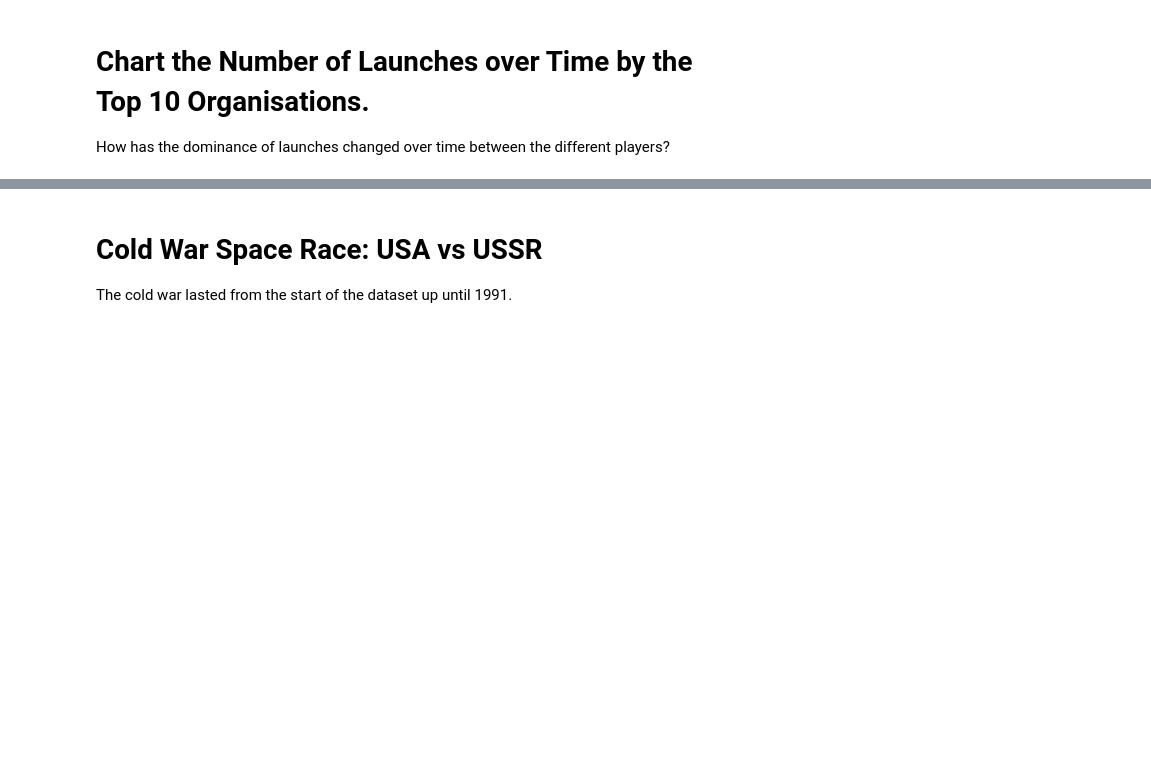
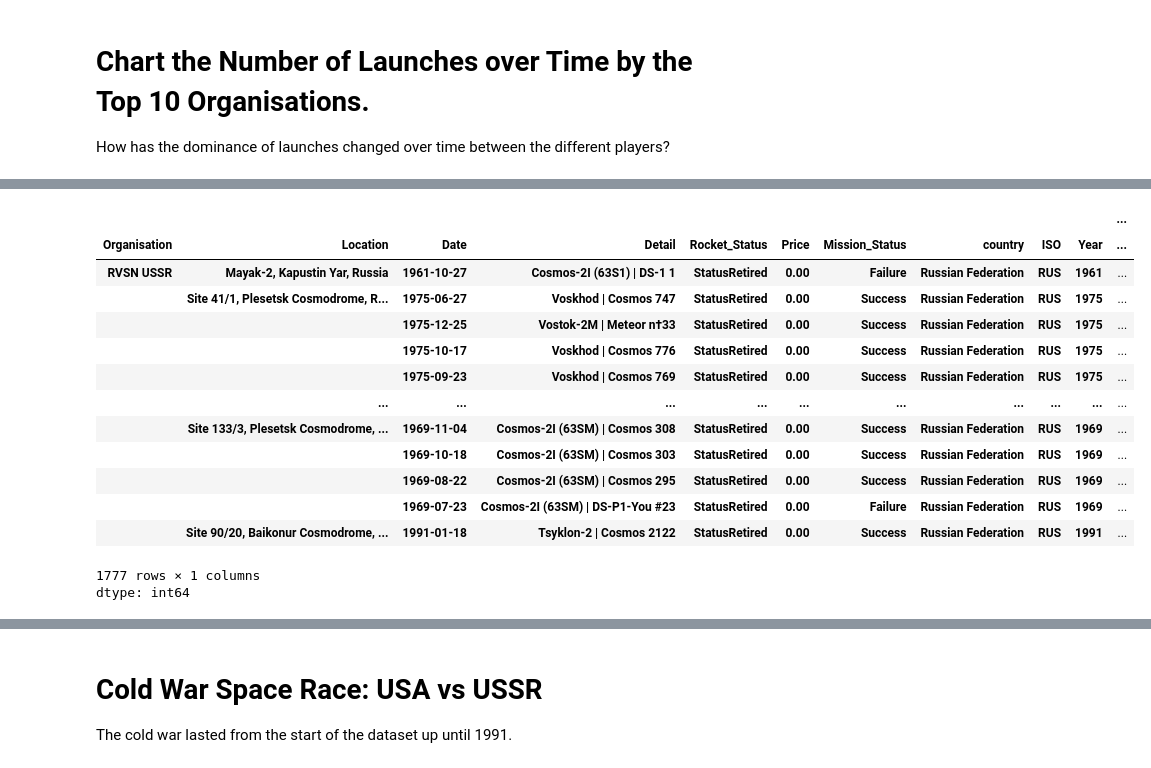
Before and after one commit to KushalRegmi61/100_DAYS_OF_LEARNING_PYTHON, a Jupyter notebook: DAY_99_SpaceMission_Alalysis/DAY_99_Space_Missions_Analysis.ipynb, the cells around one changed output, grey strips where cells are left out. Saved outputs shown, nothing was run; the diff lists cells and outputs as text; code cells hidden in the pictures; blank space fills up the shorter version.

```diff
--- a/DAY_99_SpaceMission_Alalysis/DAY_99_Space_Missions_Analysis.ipynb
+++ b/DAY_99_SpaceMission_Alalysis/DAY_99_Space_Missions_Analysis.ipynb
@@ -416,3 +462,29 @@ per_launch_df
 # Chart the Number of Launches Month-on-Month until the Present
 
 Which month has seen the highest number of launches in all time? Superimpose a rolling average on the month on month time series chart.
+# %%
+df['Month'] = pd.to_datetime(df['Date']).dt.month
+
+# monthly launches database
+monthly_launches = df.groupby('Month').agg(Total_Launches=('Month', 'count')).reset_index()
+monthly_launches
+
+# Replacing the month by letters Eg. Jan, feb et
+monthly_launches['Month'] = monthly_launches['Month'].apply(lambda x: datetime.strptime(str(x), '%m').strftime('%b'))
+
+# creating a chart for the visualation
+fig= px.bar(monthly_launches,
+            x= 'Month',
+            y= 'Total_Launches',
+            title= 'Number of Launches Month-on-Month',
+            color= 'Month',
+            color_continuous_scale=px.colors.sequential.matter,
+            hover_name= 'Month',
+            hover_data= ['Total_Launches']
+            )
+fig.update_layout(
+    title_x=0.5,
+    margin=dict(t=20, l=5, r=5, b=5)
+
+)
+fig.show()
@@ -430,0 +589,18 @@ How has the dominance of launches changed over time between the different player
+# %%
+df.loc[df['Organisation'] == 'RVSN USSR'].value_counts()
+# %% [output]
+|  |  |  |  |  |  |  |  |  |  | ... |
+| Organisation | Location | Date | Detail | Rocket_Status | Price | Mission_Status | country | ISO | Year | ... |
+| RVSN USSR | Mayak-2, Kapustin Yar, Russia | 1961-10-27 | Cosmos-2I (63S1) | DS-1 1 | StatusRetired | 0.00 | Failure | Russian Federation | RUS | 1961 | ... |
+|  | Site 41/1, Plesetsk Cosmodrome, R... | 1975-06-27 | Voskhod | Cosmos 747 | StatusRetired | 0.00 | Success | Russian Federation | RUS | 1975 | ... |
+|  |  | 1975-12-25 | Vostok-2M | Meteor n†­33 | StatusRetired | 0.00 | Success | Russian Federation | RUS | 1975 | ... |
+|  |  | 1975-10-17 | Voskhod | Cosmos 776 | StatusRetired | 0.00 | Success | Russian Federation | RUS | 1975 | ... |
+|  |  | 1975-09-23 | Voskhod | Cosmos 769 | StatusRetired | 0.00 | Success | Russian Federation | RUS | 1975 | ... |
+|  | ... | ... | ... | ... | ... | ... | ... | ... | ... | ... |
+|  | Site 133/3, Plesetsk Cosmodrome, ... | 1969-11-04 | Cosmos-2I (63SM) | Cosmos 308 | StatusRetired | 0.00 | Success | Russian Federation | RUS | 1969 | ... |
+|  |  | 1969-10-18 | Cosmos-2I (63SM) | Cosmos 303 | StatusRetired | 0.00 | Success | Russian Federation | RUS | 1969 | ... |
+|  |  | 1969-08-22 | Cosmos-2I (63SM) | Cosmos 295 | StatusRetired | 0.00 | Success | Russian Federation | RUS | 1969 | ... |
+|  |  | 1969-07-23 | Cosmos-2I (63SM) | DS-P1-You #23 | StatusRetired | 0.00 | Failure | Russian Federation | RUS | 1969 | ... |
+|  | Site 90/20, Baikonur Cosmodrome, ... | 1991-01-18 | Tsyklon-2 | Cosmos 2122 | StatusRetired | 0.00 | Success | Russian Federation | RUS | 1991 | ... |
+1777 rows × 1 columns
+dtype: int64
```
Also changed, not shown: parts of 24 cells of this notebook.
